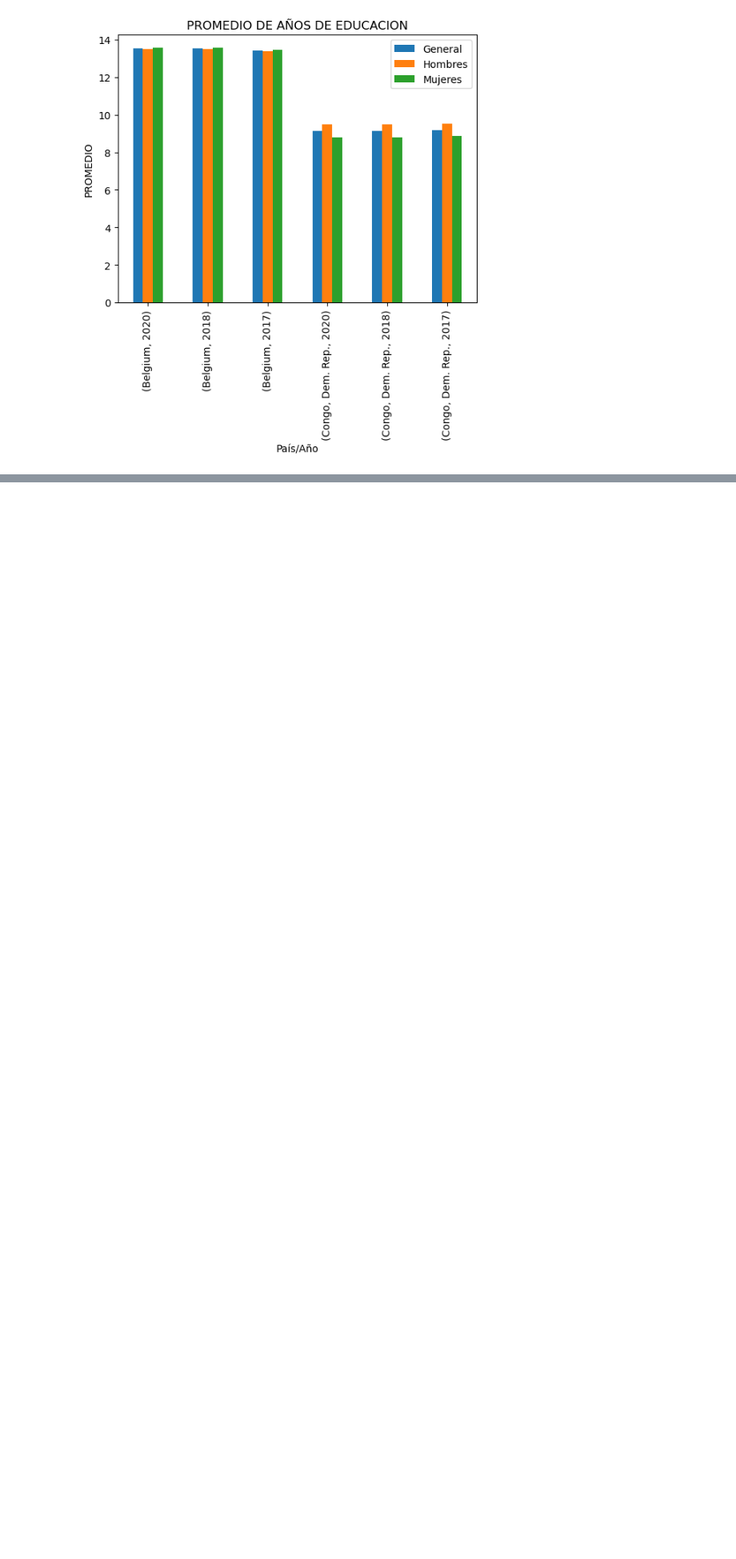
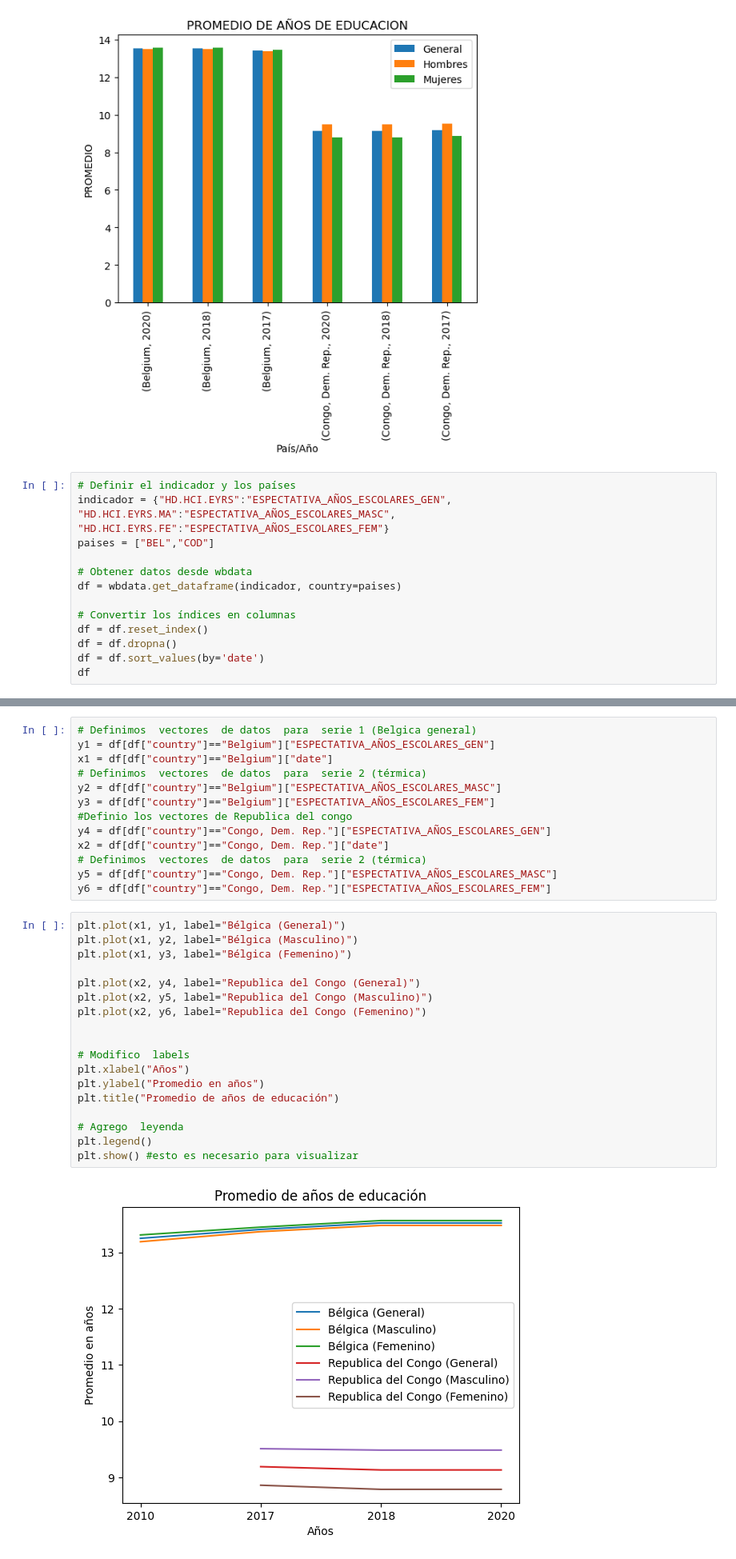
Before and after one commit to RoccoGabrielPimenta/BigDataUBA-Grupo22, a Jupyter notebook: TP1_Grupo_22 (1).ipynb, the cells around one changed output, grey strips where cells are left out. Shown at 80% size. Saved outputs shown, nothing was run; the diff lists cells and outputs as text; blank space fills up the shorter version.

```diff
--- a/TP1_Grupo_22 (1).ipynb
+++ b/TP1_Grupo_22 (1).ipynb
@@ -131,3 +131,16 @@ ax.legend(["General","Hombres", "Mujeres"])
 # %% [output]
 <matplotlib.legend.Legend at 0x...>
 [figure]
+# %%
+# Definir el indicador y los países
+indicador = {"HD.HCI.EYRS":"ESPECTATIVA_AÑOS_ESCOLARES_GEN", "HD.HCI.EYRS.MA":"ESPECTATIVA_AÑOS_ESCOLARES_MASC", "HD.HCI.EYRS.FE":"ESPECTATIVA_AÑOS_ESCOLARES_FEM"}
+paises = ["BEL","COD"]
+
+# Obtener datos desde wbdata
+df = wbdata.get_dataframe(indicador, country=paises)
+
+# Convertir los índices en columnas
+df = df.reset_index()
+df = df.dropna()
+df = df.sort_values(by='date')
+df
@@ -133,0 +156,33 @@ ax.legend(["General","Hombres", "Mujeres"])
+# %%
+# Definimos  vectores  de datos  para  serie 1 (Belgica general)
+y1 = df[df["country"]=="Belgium"]["ESPECTATIVA_AÑOS_ESCOLARES_GEN"]
+x1 = df[df["country"]=="Belgium"]["date"]
+# Definimos  vectores  de datos  para  serie 2 (térmica)
+y2 = df[df["country"]=="Belgium"]["ESPECTATIVA_AÑOS_ESCOLARES_MASC"]
+y3 = df[df["country"]=="Belgium"]["ESPECTATIVA_AÑOS_ESCOLARES_FEM"]
+#Definio los vectores de Republica del congo
+y4 = df[df["country"]=="Congo, Dem. Rep."]["ESPECTATIVA_AÑOS_ESCOLARES_GEN"]
+x2 = df[df["country"]=="Congo, Dem. Rep."]["date"]
+# Definimos  vectores  de datos  para  serie 2 (térmica)
+y5 = df[df["country"]=="Congo, Dem. Rep."]["ESPECTATIVA_AÑOS_ESCOLARES_MASC"]
+y6 = df[df["country"]=="Congo, Dem. Rep."]["ESPECTATIVA_AÑOS_ESCOLARES_FEM"]
+# %%
+plt.plot(x1, y1, label="Bélgica (General)")
+plt.plot(x1, y2, label="Bélgica (Masculino)")
+plt.plot(x1, y3, label="Bélgica (Femenino)")
+
+plt.plot(x2, y4, label="Republica del Congo (General)")
+plt.plot(x2, y5, label="Republica del Congo (Masculino)")
+plt.plot(x2, y6, label="Republica del Congo (Femenino)")
+
+
+# Modifico  labels
+plt.xlabel("Años")
+plt.ylabel("Promedio en años")
+plt.title("Promedio de años de educación")
+
+# Agrego  leyenda
+plt.legend()
+plt.show() #esto es necesario para visualizar
+# %% [output]
+[figure, added]
```
Also changed, not shown: parts of 2 cells of this notebook.
